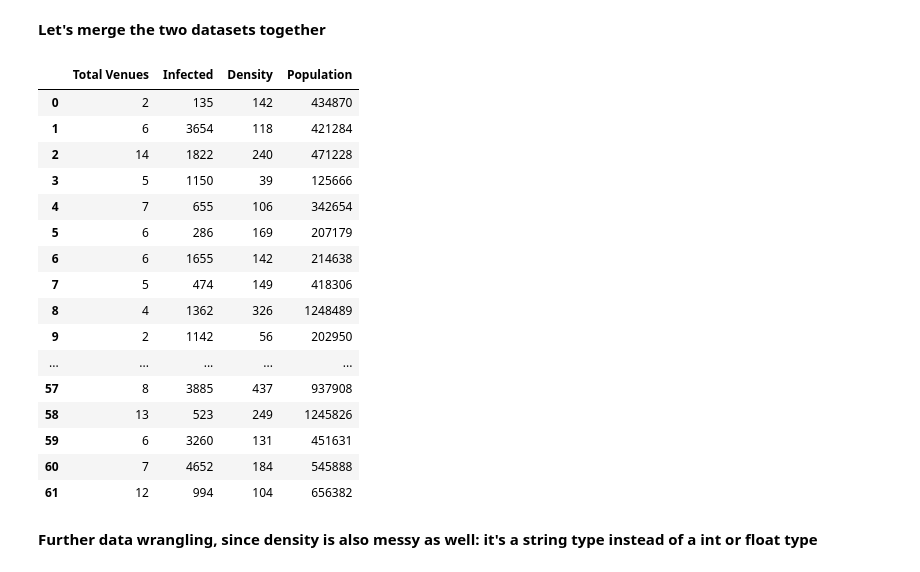
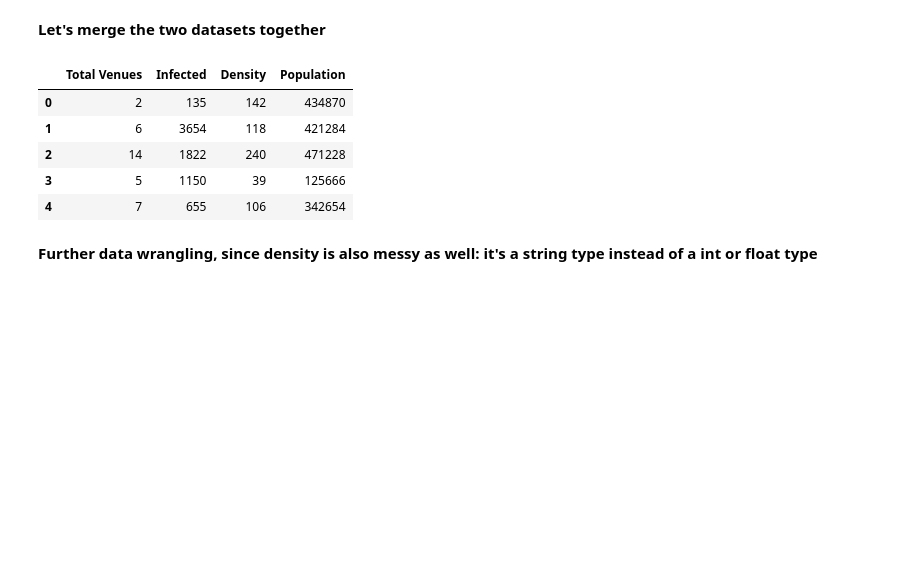
Before and after one commit to EmanueleLanzani/Coursera_Capstone, a Jupyter notebook: Covid - 19 Phase Two.ipynb, the cells around one changed output. Cells and saved outputs as stored; diff of their text form; code cells hidden in the pictures; blank space fills up the shorter version.

```diff
--- a/Covid - 19 Phase Two.ipynb
+++ b/Covid - 19 Phase Two.ipynb
@@ -55,8 +55,8 @@ df = pd.read_html(url)
 It turns out we care about the fist one, so position 0 in the list of dataframes.
 # %%
 # There are 11 elements in df, which means 11 different dataframes! We care about the fisrt one, position number 0
-for i in range(len(df)):
+"""for i in range(len(df)):
     print('new dataframe\n')
     df_new = df[i]
-    print(df_new.head(2))
+    print(df_new.head(2))"""
 # %% [output]
@@ -667,28 +522,17 @@ it_grouped1.head()
 # %%
 df6 = pd.merge(it_grouped1, df5, on='Province', how='inner')
 df6.drop(['Province','Latitude','Longitude'], axis=1, inplace=True) # drop province to get only numbers, otherwise we cannot standardize properly
-df6.head(70)
+df6.head(5)
 
 #df6.dtypes
 #df6 = df6.astype({"Density": int})
 # %% [output]
 |  | Total Venues | Infected | Density | Population |
 | 0 | 2 | 135 | 142 | 434870 |
 | 1 | 6 | 3654 | 118 | 421284 |
 | 2 | 14 | 1822 | 240 | 471228 |
 | 3 | 5 | 1150 | 39 | 125666 |
 | 4 | 7 | 655 | 106 | 342654 |
-| 5 | 6 | 286 | 169 | 207179 |
-| 6 | 6 | 1655 | 142 | 214638 |
-| 7 | 5 | 474 | 149 | 418306 |
-| 8 | 4 | 1362 | 326 | 1248489 |
-| 9 | 2 | 1142 | 56 | 202950 |
-| ... | ... | ... | ... | ... |
-| 57 | 8 | 3885 | 437 | 937908 |
-| 58 | 13 | 523 | 249 | 1245826 |
-| 59 | 6 | 3260 | 131 | 451631 |
-| 60 | 7 | 4652 | 184 | 545888 |
-| 61 | 12 | 994 | 104 | 656382 |
 # %% [markdown]
 **Further data wrangling, since density is also messy as well: it's a string type instead of a int or float type**
 # %%
```
Also changed, not shown: parts of 22 cells of this notebook.
